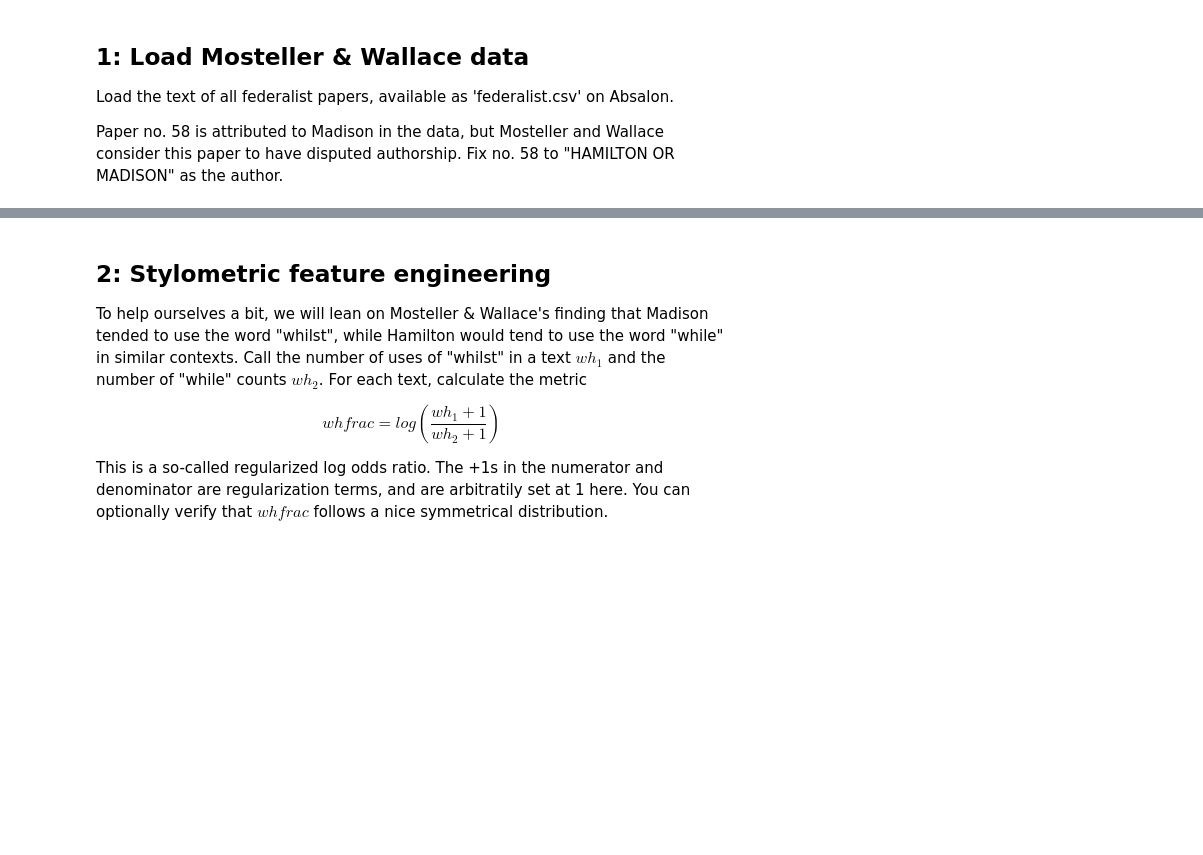
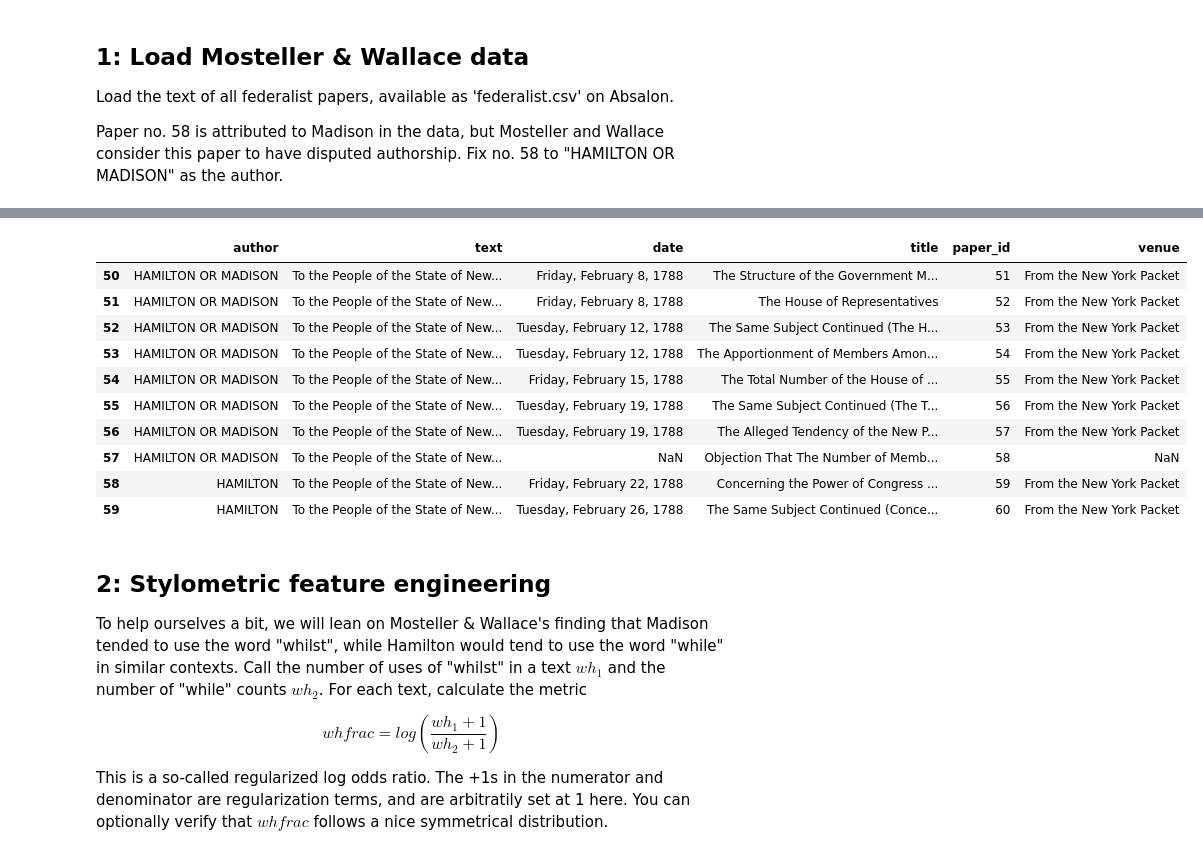
Before and after one commit to nglage/ASDS2, a Jupyter notebook: exercises/ASDS2 Exercise 2.2.ipynb, the cells around one changed output, grey strips where cells are left out. Drawn from its saved outputs; the diff is of its cells as text; code cells hidden in the pictures; blank space fills up the shorter version.

```diff
--- a/exercises/ASDS2 Exercise 2.2.ipynb
+++ b/exercises/ASDS2 Exercise 2.2.ipynb
@@ -26,0 +62,3 @@ Paper no. 58 is attributed to Madison in the data, but Mosteller and Wallace con
+# %%
+df = pd.read_csv('federalist.csv')
+df.head()
@@ -27,3 +72,19 @@ Paper no. 58 is attributed to Madison in the data, but Mosteller and Wallace con
+# %%
+# change authorship of paper no. 58 to
+df.loc[df['paper_id'] == 58, 'author'] = 'HAMILTON OR MADISON'
+df[50:60]
+# %% [output]
+|  | author | text | date | title | paper_id | venue |
+| 50 | HAMILTON OR MADISON | To the People of the State of New... | Friday, February 8, 1788 | The Structure of the Government M... | 51 | From the New York Packet |
+| 51 | HAMILTON OR MADISON | To the People of the State of New... | Friday, February 8, 1788 | The House of Representatives | 52 | From the New York Packet |
+| 52 | HAMILTON OR MADISON | To the People of the State of New... | Tuesday, February 12, 1788 | The Same Subject Continued (The H... | 53 | From the New York Packet |
+| 53 | HAMILTON OR MADISON | To the People of the State of New... | Tuesday, February 12, 1788 | The Apportionment of Members Amon... | 54 | From the New York Packet |
+| 54 | HAMILTON OR MADISON | To the People of the State of New... | Friday, February 15, 1788 | The Total Number of the House of ... | 55 | From the New York Packet |
+| 55 | HAMILTON OR MADISON | To the People of the State of New... | Tuesday, February 19, 1788 | The Same Subject Continued (The T... | 56 | From the New York Packet |
+| 56 | HAMILTON OR MADISON | To the People of the State of New... | Tuesday, February 19, 1788 | The Alleged Tendency of the New P... | 57 | From the New York Packet |
+| 57 | HAMILTON OR MADISON | To the People of the State of New... | NaN | Objection That The Number of Memb... | 58 | NaN |
+| 58 | HAMILTON | To the People of the State of New... | Friday, February 22, 1788 | Concerning the Power of Congress ... | 59 | From the New York Packet |
+| 59 | HAMILTON | To the People of the State of New... | Tuesday, February 26, 1788 | The Same Subject Continued (Conce... | 60 | From the New York Packet |
 # %% [markdown]
 ## 2: Stylometric feature engineering
 
```
Also changed, not shown: parts of 7 cells of this notebook.
